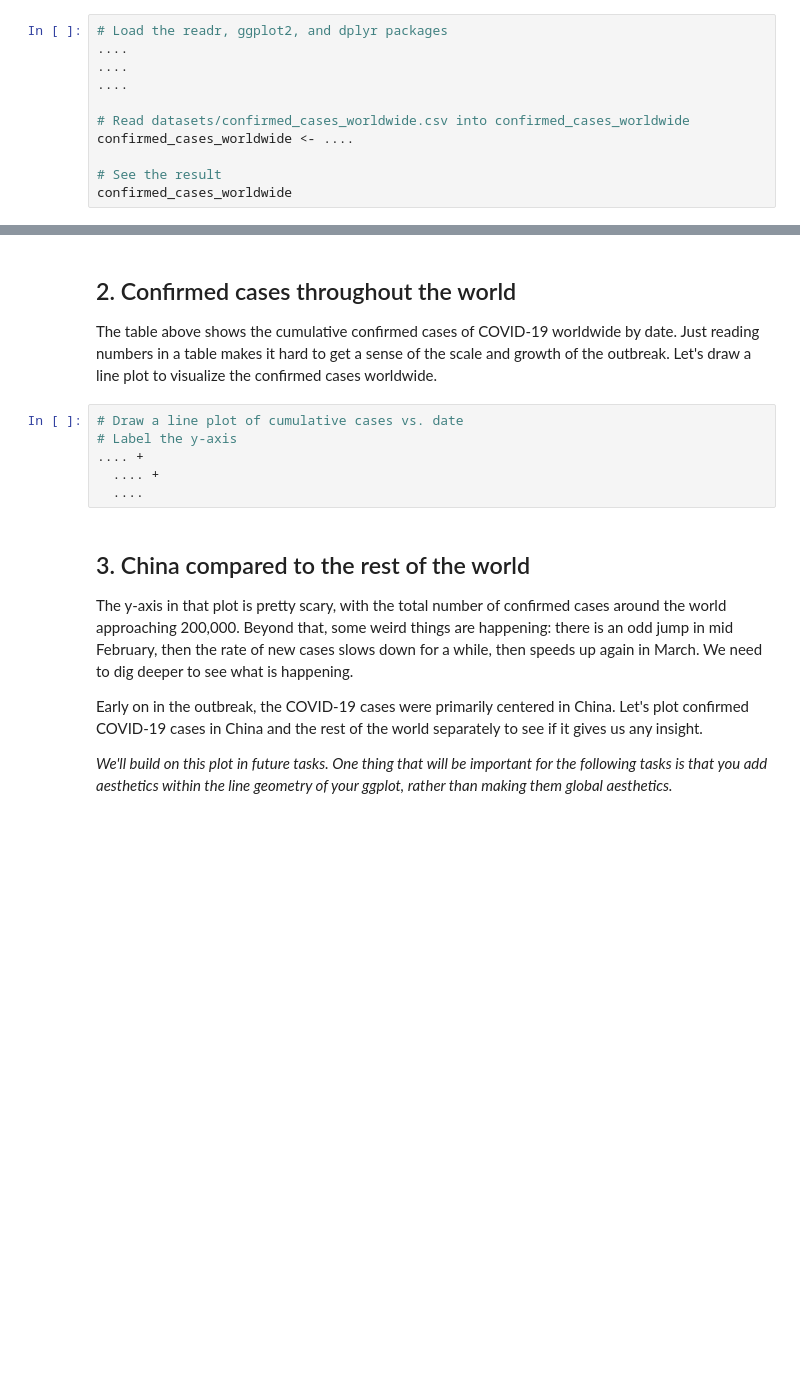
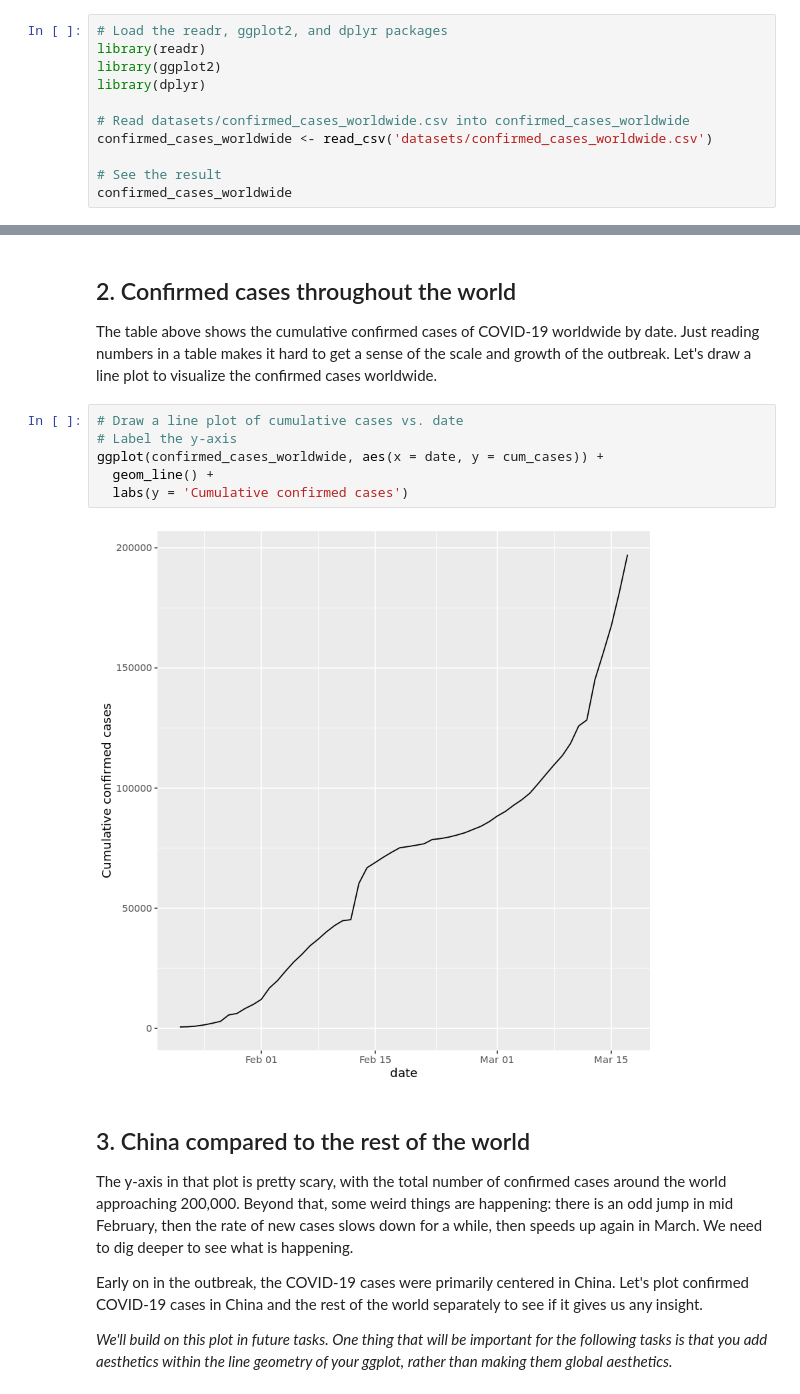
Before and after one commit to SudhakarKuma/Machine_Learning, a Jupyter notebook: DataCamp_Projects/Visualizing-COVID-19-in-R/Visualizing_COVID19_in_R.ipynb, the cells around one changed output, grey strips where cells are left out. Cells and saved outputs as stored; diff of their text form; blank space fills up the shorter version.

```diff
--- a/DataCamp_Projects/Visualizing-COVID-19-in-R/Visualizing_COVID19_in_R.ipynb
+++ b/DataCamp_Projects/Visualizing-COVID-19-in-R/Visualizing_COVID19_in_R.ipynb
@@ -8,12 +8,12 @@
 <p><em>Please note that information and data regarding COVID-19 is frequently being updated. The data used in this project was pulled on March 17, 2020, and should not be considered to be the most up to date data available.</em></p>
 # %%
 # Load the readr, ggplot2, and dplyr packages
-....
-....
-....
+library(readr)
+library(ggplot2)
+library(dplyr)
 
 # Read datasets/confirmed_cases_worldwide.csv into confirmed_cases_worldwide
-confirmed_cases_worldwide <- ....
+confirmed_cases_worldwide <- read_csv('datasets/confirmed_cases_worldwide.csv')
 
 # See the result
 confirmed_cases_worldwide
@@ -23,9 +48,11 @@ confirmed_cases_worldwide
 # %%
 # Draw a line plot of cumulative cases vs. date
 # Label the y-axis
-.... +
-  .... +
-  ....
+ggplot(confirmed_cases_worldwide, aes(x = date, y = cum_cases)) +
+  geom_line() +
+  labs(y = 'Cumulative confirmed cases')
+# %% [output]
+[figure, added]
 # %% [markdown]
 ## 3. China compared to the rest of the world
 <p>The y-axis in that plot is pretty scary, with the total number of confirmed cases around the world approaching 200,000. Beyond that, some weird things are happening: there is an odd jump in mid February, then the rate of new cases slows down for a while, then speeds up again in March. We need to dig deeper to see what is happening.</p>
```
Also changed, not shown: parts of 8 cells of this notebook.
